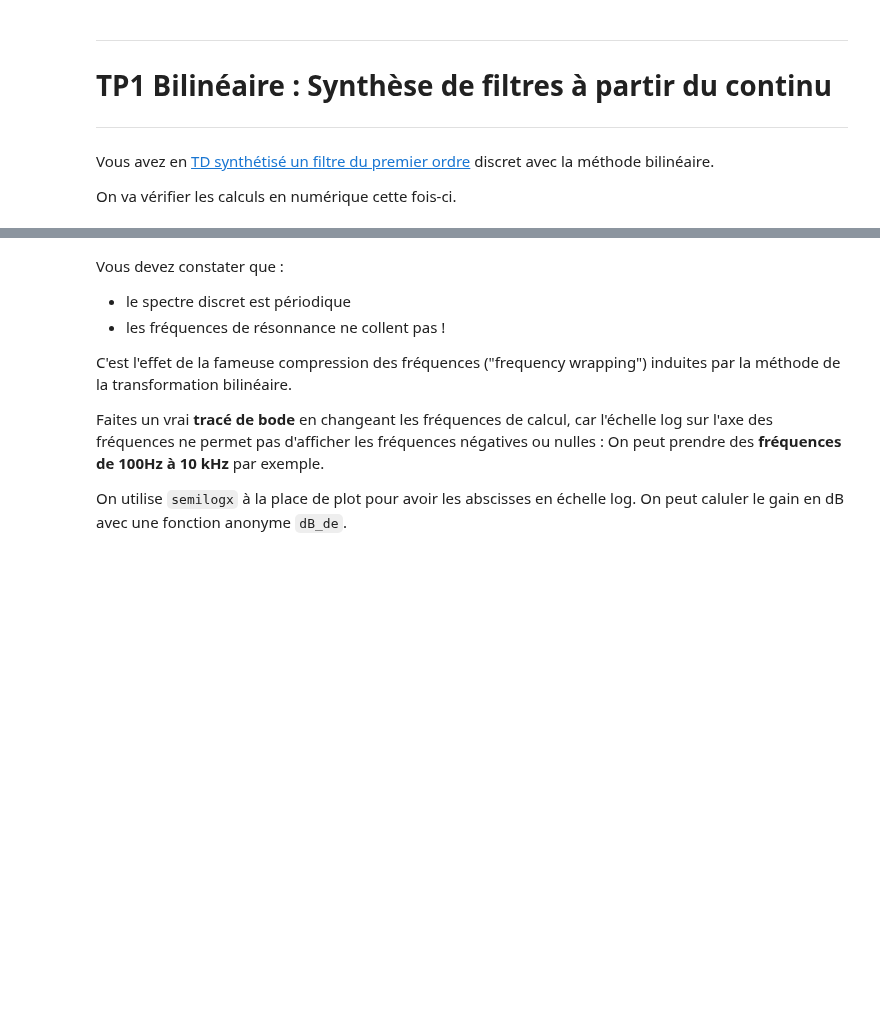
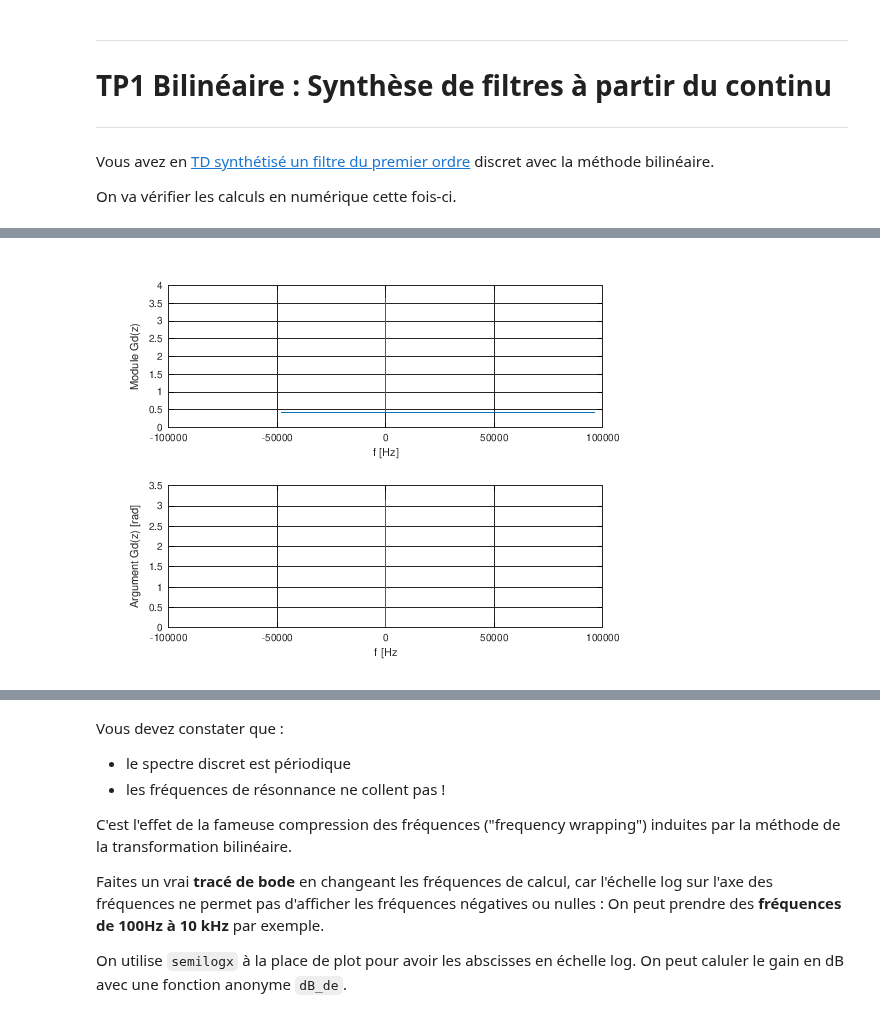
Before and after one commit to balaise31/Signal, a Jupyter notebook: discret/tp/TP_bilineaire_ordre1.ipynb, the cells around one changed output, grey strips where cells are left out. Cells and saved outputs as stored; diff of their text form; code cells hidden in the pictures; blank space fills up the shorter version.

```diff
--- a/discret/tp/TP_bilineaire_ordre1.ipynb
+++ b/discret/tp/TP_bilineaire_ordre1.ipynb
@@ -250,0 +274,19 @@ ylabel ("Gain  en ? ");
+# %%
+Df=5;
+f = -Fe:Df:2*Fe ;  % vecteur des fréquences [Hz]
+w = 666*f;       % vecteur des pulsation en radians par secondes
+p = 666*w;       % vecteur complexe des équivalents harmoniques de p
+z = 666*p;       % vecteur complexe des équivalents harmoniques de z
+G_de_z = Gd(z) ;   % On calcule pour chaque fréquences G(p=j.w)
+
+% On affiche en linéaire module et argument
+subplot(211);
+plot(f, abs(G_de_z)); grid on;
+xlabel("f [Hz]");
+ylabel("Module Gd(z)")
+subplot(212);
+plot(f, angle(G_de_z)); grid on;
+xlabel("f [Hz")
+ylabel("Argument Gd(z) [rad]")
+# %% [output]
+[figure, added]
```
Also changed, not shown: parts of 62 cells of this notebook, 3 other files.
